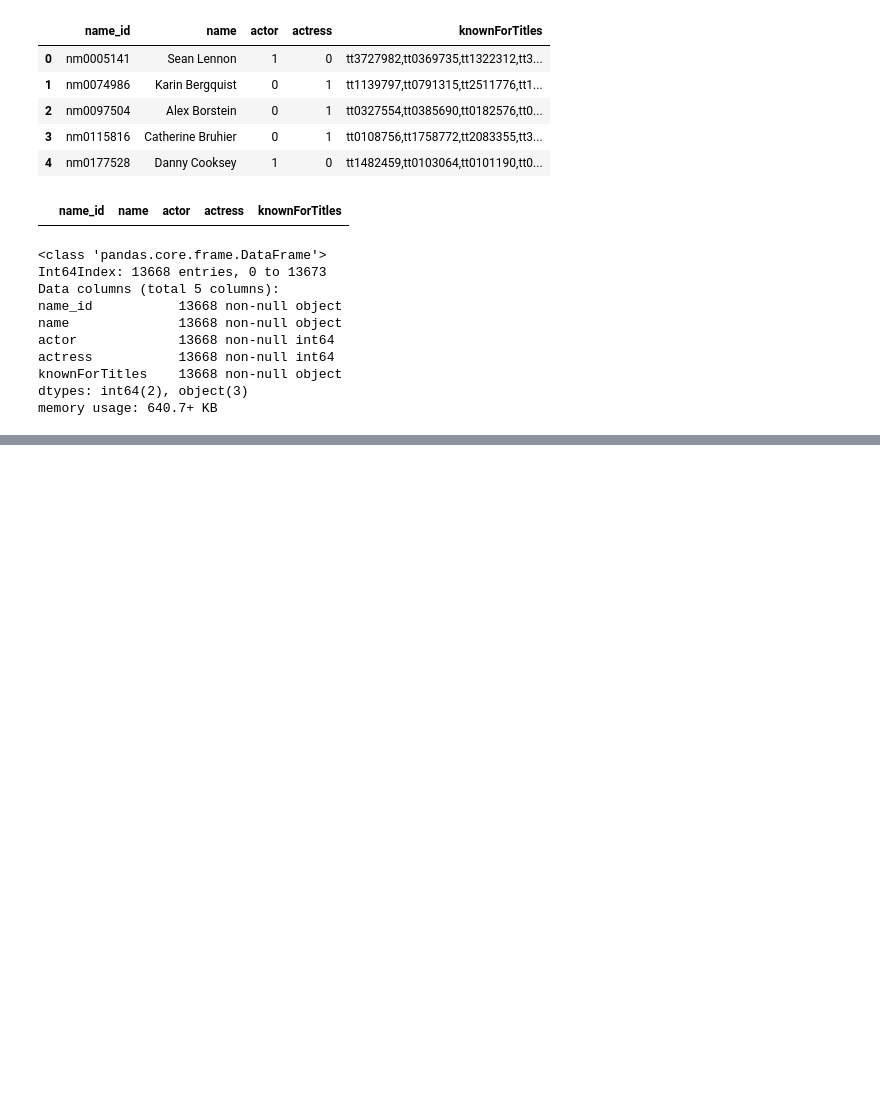
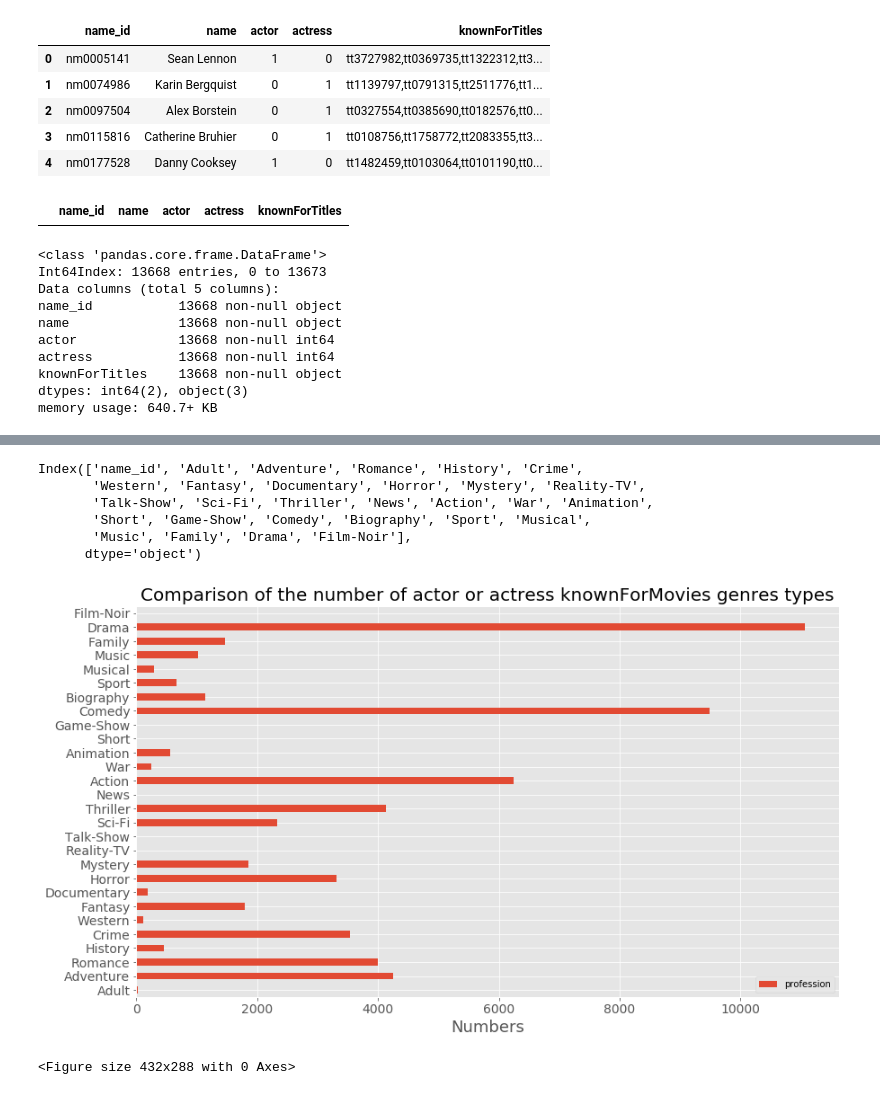
Before and after one commit to LuWang-zishuijing/ResumeClassifier, a Jupyter notebook: EDA/actors_manually_label.ipynb, the cells around one changed output, grey strips where cells are left out. Saved outputs shown, nothing was run; the diff lists cells and outputs as text; code cells hidden in the pictures; blank space fills up the shorter version.

```diff
--- a/EDA/actors_manually_label.ipynb
+++ b/EDA/actors_manually_label.ipynb
@@ -418,0 +458,3 @@ memory usage: 640.7+ KB
+# %%
+moives_genres = pd.read_csv('moives_genres.csv')
+moives_genres.head()
@@ -418,0 +469,3 @@ memory usage: 640.7+ KB
+# %%
+ActorOrActress_TitlesGenres = pd.merge(crews_ActorOrActress, moives_genres, left_on='knownForTitles', right_on='titleId')
+ActorOrActress_TitlesGenres = ActorOrActress_TitlesGenres.sort_values(by=['name_id','knownForTitles'])
@@ -418,0 +486,4 @@ memory usage: 640.7+ KB
+# %%
+actors_lable_raw = ActorOrActress_TitlesGenres.copy()
+actors_lable_raw.drop('titleId',axis=1)
+actors_lable_raw.head()
@@ -418,0 +498,3 @@ memory usage: 640.7+ KB
+# %%
+actors_lable_1 = (actors_lable_raw.groupby('name_id', as_index=False).sum()).drop(['actor', 'actress'],axis=1)
+actors_lable_1.head()
@@ -418,0 +509,23 @@ memory usage: 640.7+ KB
+# %%
+actors_lable_1.columns
+# %% [output]
+Index(['name_id', 'Adult', 'Adventure', 'Romance', 'History', 'Crime',
+       'Western', 'Fantasy', 'Documentary', 'Horror', 'Mystery', 'Reality-TV',
+       'Talk-Show', 'Sci-Fi', 'Thriller', 'News', 'Action', 'War', 'Animation',
+       'Short', 'Game-Show', 'Comedy', 'Biography', 'Sport', 'Musical',
+       'Music', 'Family', 'Drama', 'Film-Noir'],
+      dtype='object')
+# %%
+actors_lable_sum = (actors_lable_1.groupby('name_id').sum()).sum()
+
+actors_lable_sum.plot(kind='barh',label='profession',figsize=(14,8))
+plt.xticks(fontsize=14)
+plt.yticks(fontsize=14)
+plt.title('Comparison of the number of actor or actress knownForMovies genres types',fontsize=20)
+plt.xlabel('Numbers',fontsize=18)
+plt.legend()
+plt.show()
+plt.savefig('crews_moviesgenres.png')
+# %% [output]
+[figure, added]
+<Figure size 432x288 with 0 Axes>
```
Also changed, not shown: parts of 17 cells of this notebook.
